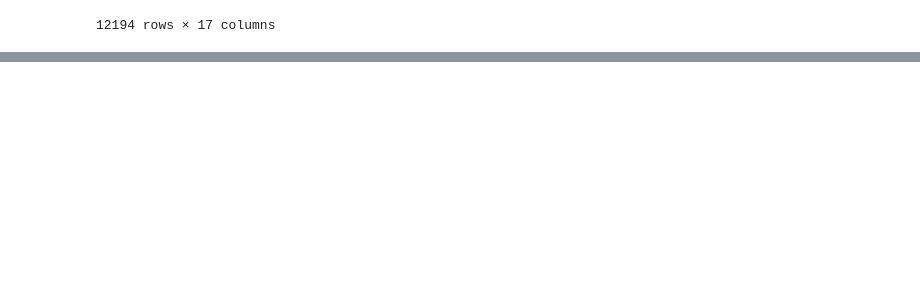
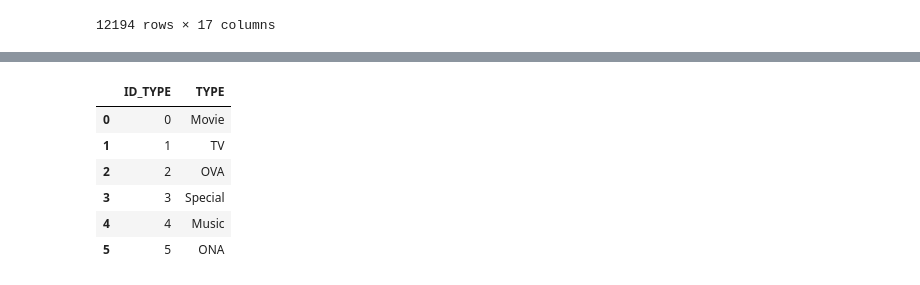
Before and after one commit to Lolineko30000/Minitas_chinas, a Jupyter notebook: ETL_OLTP_ANIMES/tabla_anime.ipynb, the cells around one changed output, grey strips where cells are left out. Saved outputs shown, nothing was run; the diff lists cells and outputs as text; code cells hidden in the pictures; blank space fills up the shorter version.

```diff
--- a/ETL_OLTP_ANIMES/tabla_anime.ipynb
+++ b/ETL_OLTP_ANIMES/tabla_anime.ipynb
@@ -200 +209,12 @@ Index(['anime_id', 'name', 'type', 'episodes', 'image_url', 'duration',
       dtype='object')
+# %%
+df_type = pd.read_csv("./TABLAS/TYPES.csv")
+df_type
+# %% [output]
+|  | ID_TYPE | TYPE |
+| 0 | 0 | Movie |
+| 1 | 1 | TV |
+| 2 | 2 | OVA |
+| 3 | 3 | Special |
+| 4 | 4 | Music |
+| 5 | 5 | ONA |
```
Also changed, not shown: parts of 9 cells of this notebook, 3 other files.
